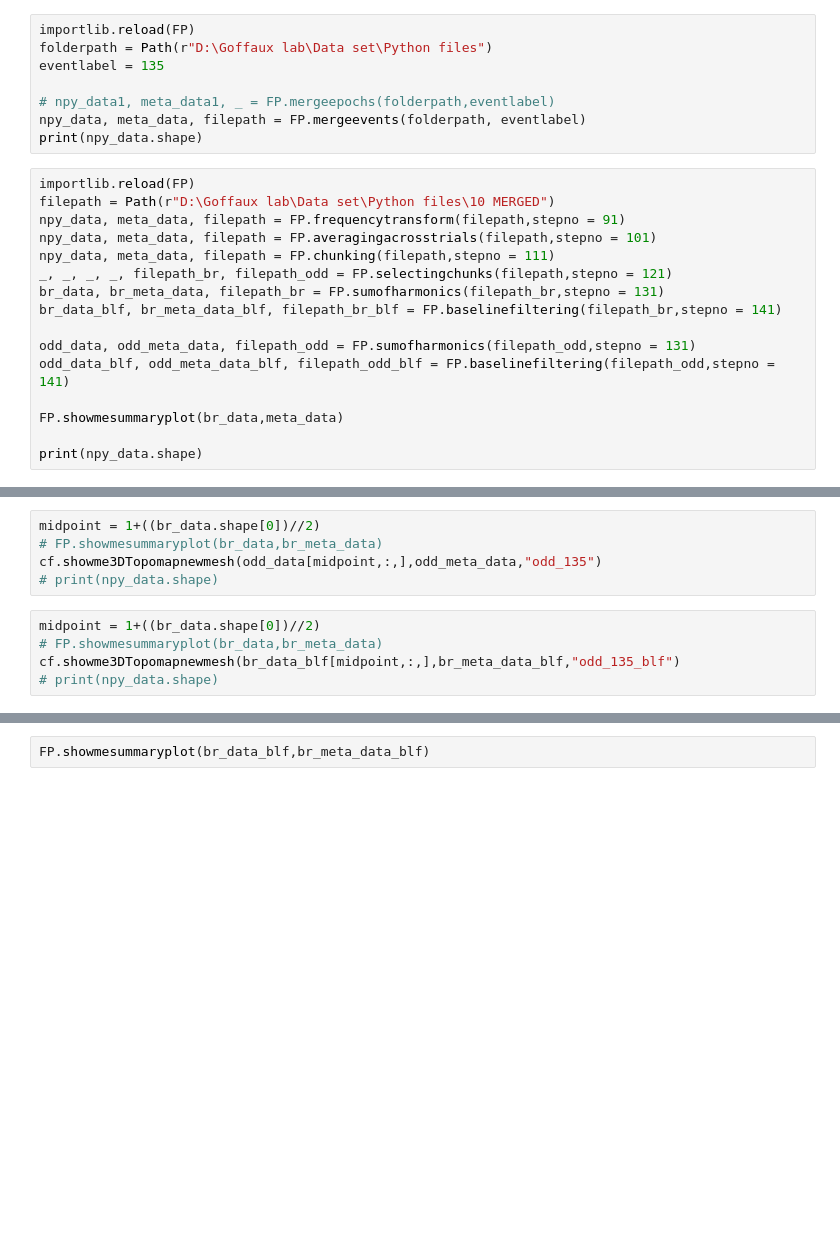
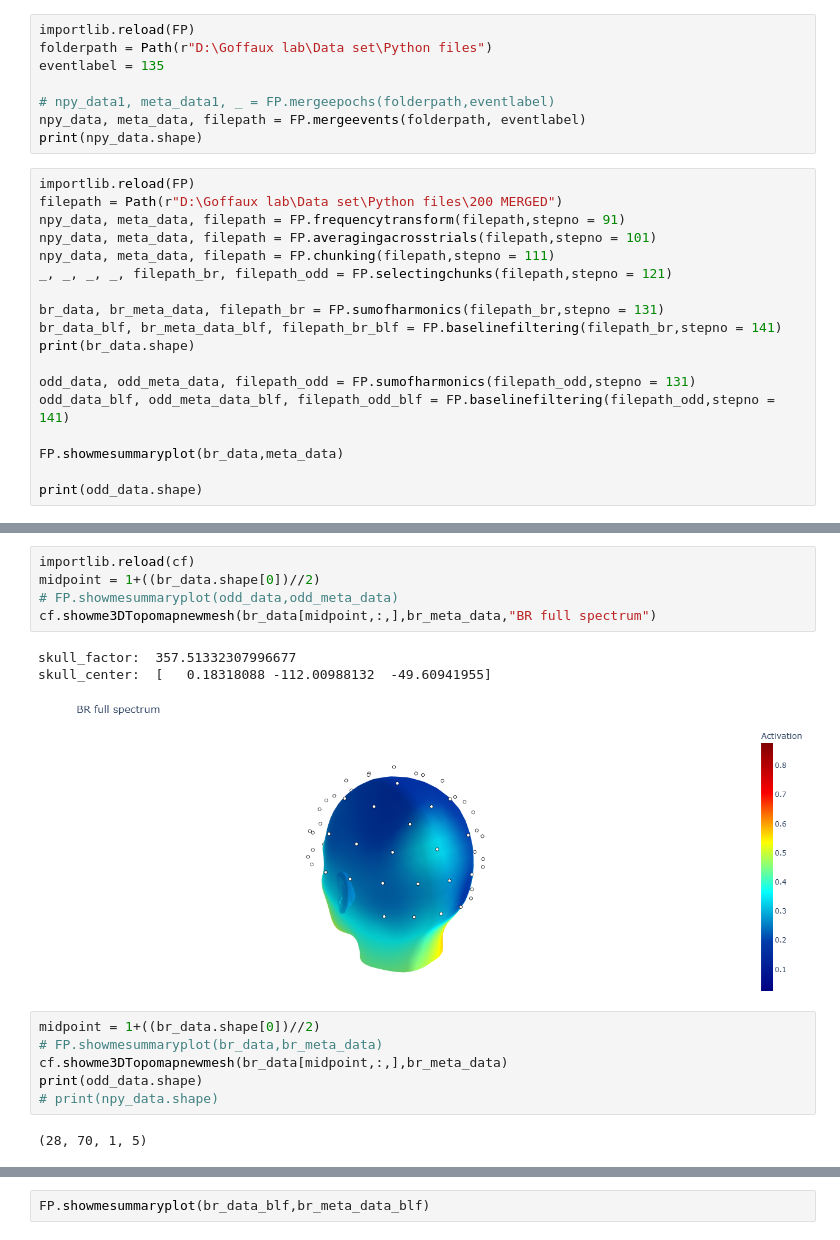
Before and after one commit to Bhargaverahkap/FPVS-Pypeline, a Jupyter notebook: FPyVS app test script.ipynb, the cells around one changed output, grey strips where cells are left out. Cells and saved outputs as stored; diff of their text form; blank space fills up the shorter version.

```diff
--- a/FPyVS app test script.ipynb
+++ b/FPyVS app test script.ipynb
@@ -56,18 +96,20 @@ npy_data, meta_data, filepath = FP.mergeevents(folderpath, eventlabel)
 print(npy_data.shape)
 # %%
 importlib.reload(FP)
-filepath = Path(r"D:\Goffaux lab\Data set\Python files\10 MERGED")
+filepath = Path(r"D:\Goffaux lab\Data set\Python files\200 MERGED")
 npy_data, meta_data, filepath = FP.frequencytransform(filepath,stepno = 91)
 npy_data, meta_data, filepath = FP.averagingacrosstrials(filepath,stepno = 101)
 npy_data, meta_data, filepath = FP.chunking(filepath,stepno = 111)
 _, _, _, _, filepath_br, filepath_odd = FP.selectingchunks(filepath,stepno = 121)
+
 br_data, br_meta_data, filepath_br = FP.sumofharmonics(filepath_br,stepno = 131)
 br_data_blf, br_meta_data_blf, filepath_br_blf = FP.baselinefiltering(filepath_br,stepno = 141)
+print(br_data.shape)
 
 odd_data, odd_meta_data, filepath_odd = FP.sumofharmonics(filepath_odd,stepno = 131)
 odd_data_blf, odd_meta_data_blf, filepath_odd_blf = FP.baselinefiltering(filepath_odd,stepno = 141)
 
 FP.showmesummaryplot(br_data,meta_data)
 
-print(npy_data.shape)
+print(odd_data.shape)
 # %% [output]
@@ -92,13 +141,20 @@ VBox(children=(HBox(children=(ToggleButtons(button_style='info', description='Do
 # %%
+importlib.reload(cf)
 midpoint = 1+((br_data.shape[0])//2)
-# FP.showmesummaryplot(br_data,br_meta_data)
-cf.showme3DTopomapnewmesh(odd_data[midpoint,:,],odd_meta_data,"odd_135")
-# print(npy_data.shape)
+# FP.showmesummaryplot(odd_data,odd_meta_data)
+cf.showme3DTopomapnewmesh(br_data[midpoint,:,],br_meta_data,"BR full spectrum")
+# %% [output]
+skull_factor:  357.51332307996677
+skull_center:  [   0.18318088 -112.00988132  -49.60941955]
+[figure, added]
 # %%
 midpoint = 1+((br_data.shape[0])//2)
 # FP.showmesummaryplot(br_data,br_meta_data)
-cf.showme3DTopomapnewmesh(br_data_blf[midpoint,:,],br_meta_data_blf,"odd_135_blf")
+cf.showme3DTopomapnewmesh(br_data[midpoint,:,],br_meta_data)
+print(odd_data.shape)
 # print(npy_data.shape)
+# %% [output]
+(28, 70, 1, 5)
 # %%
 # npy_data, meta_data, filepath = FP.baselinefiltering(filepath, stepno= 81)
 # npy_data, meta_data, filepath = FP.baselinefiltering(filepath, stepno= 81)
```
Also changed, not shown: parts of 13 cells of this notebook, 2 other files.
